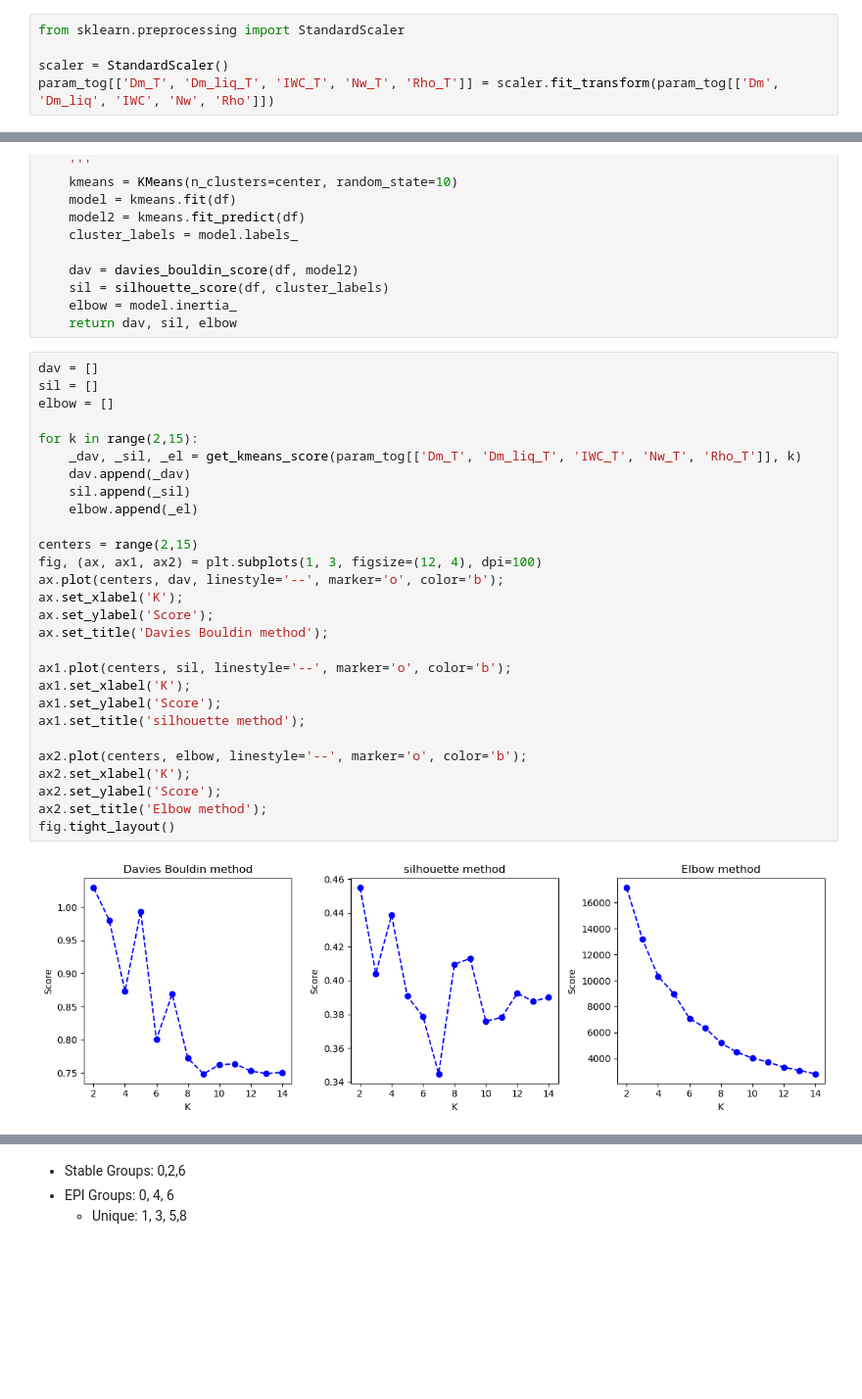
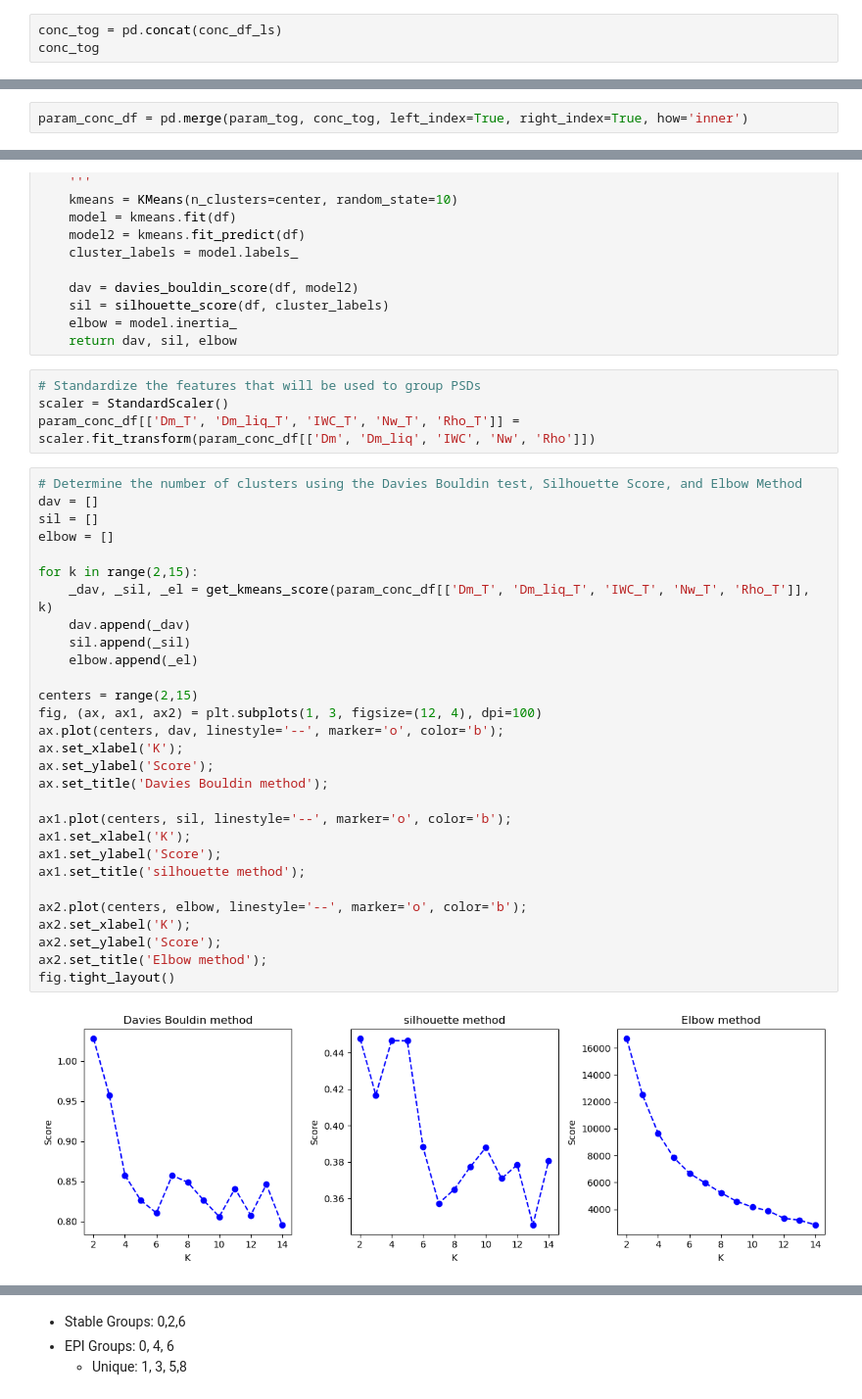
Before and after one commit to klundstrom33/ATMS-523-Module-8-Project, a Jupyter notebook: Clustering.ipynb, the cells around one changed output, grey strips where cells are left out. Shown at 98% size. Drawn from its saved outputs; the diff is of its cells as text; blank space fills up the shorter version.

```diff
--- a/Clustering.ipynb
+++ b/Clustering.ipynb
@@ -852,5 +254,3 @@ param_tog
-# %%
-from sklearn.preprocessing import StandardScaler
-
-scaler = StandardScaler()
-param_tog[['Dm_T', 'Dm_liq_T', 'IWC_T', 'Nw_T', 'Rho_T']] = scaler.fit_transform(param_tog[['Dm', 'Dm_liq', 'IWC', 'Nw', 'Rho']])
+# %%
+conc_tog = pd.concat(conc_df_ls)
+conc_tog
@@ -856,0 +272,2 @@ param_tog[['Dm_T', 'Dm_liq_T', 'IWC_T', 'Nw_T', 'Rho_T']] = scaler.fit_transform
+# %%
+param_conc_df = pd.merge(param_tog, conc_tog, left_index=True, right_index=True, how='inner')
@@ -876,33 +298,38 @@ def get_kmeans_score(df, center):
     sil = silhouette_score(df, cluster_labels)
     elbow = model.inertia_
     return dav, sil, elbow
+# %%
+# Standardize the features that will be used to group PSDs
+scaler = StandardScaler()
+param_conc_df[['Dm_T', 'Dm_liq_T', 'IWC_T', 'Nw_T', 'Rho_T']] = scaler.fit_transform(param_conc_df[['Dm', 'Dm_liq', 'IWC', 'Nw', 'Rho']])
 # %%
+# Determine the number of clusters using the Davies Bouldin test, Silhouette Score, and Elbow Method
 dav = []
 sil = []
 elbow = []
 
 for k in range(2,15):
-    _dav, _sil, _el = get_kmeans_score(param_tog[['Dm_T', 'Dm_liq_T', 'IWC_T', 'Nw_T', 'Rho_T']], k)
+    _dav, _sil, _el = get_kmeans_score(param_conc_df[['Dm_T', 'Dm_liq_T', 'IWC_T', 'Nw_T', 'Rho_T']], k)
     dav.append(_dav)
     sil.append(_sil)
     elbow.append(_el)
 
 centers = range(2,15)
 fig, (ax, ax1, ax2) = plt.subplots(1, 3, figsize=(12, 4), dpi=100)
 ax.plot(centers, dav, linestyle='--', marker='o', color='b');
 ax.set_xlabel('K');
 ax.set_ylabel('Score');
 ax.set_title('Davies Bouldin method');
 
 ax1.plot(centers, sil, linestyle='--', marker='o', color='b');
 ax1.set_xlabel('K');
 ax1.set_ylabel('Score');
 ax1.set_title('silhouette method');
 
 ax2.plot(centers, elbow, linestyle='--', marker='o', color='b');
 ax2.set_xlabel('K');
 ax2.set_ylabel('Score');
 ax2.set_title('Elbow method');
 fig.tight_layout()
 # %% [output]
-[figure, old version]
+[figure, new version]
```
Also changed, not shown: parts of 41 cells of this notebook, 2 other files.
